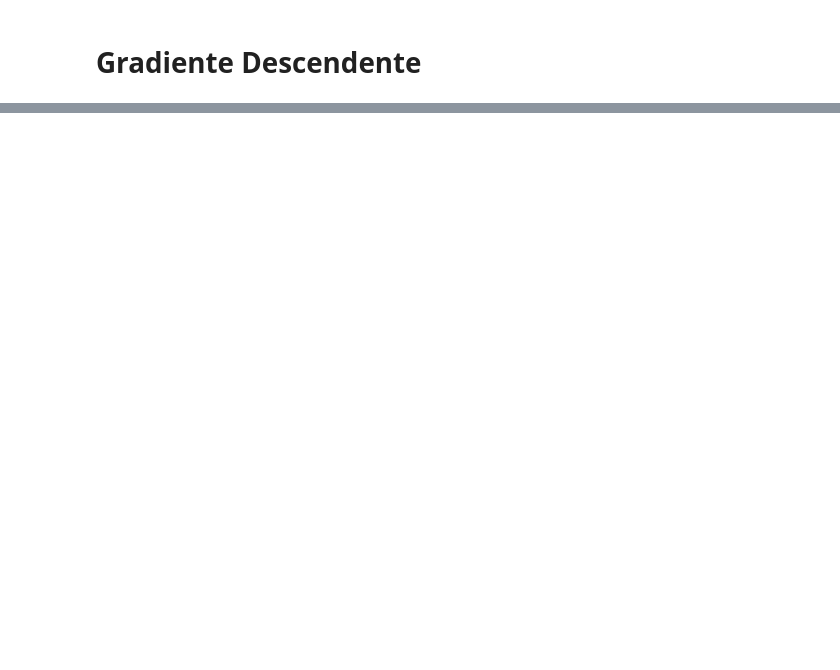
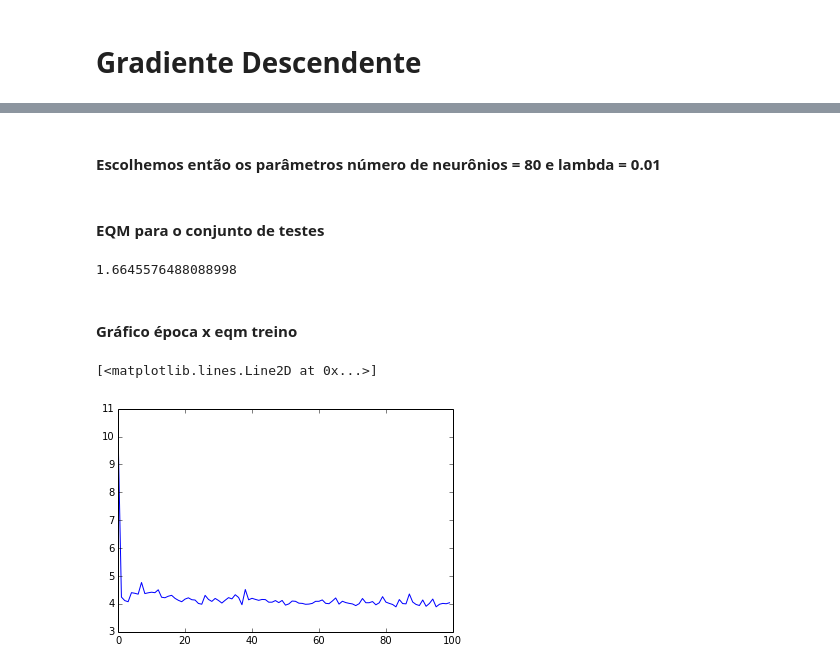
Before and after one commit to abevieiramota/mestrado-AA, a Jupyter notebook: Trabalho 3.ipynb, the cells around one changed output, grey strips where cells are left out. Drawn from its saved outputs; the diff is of its cells as text; code cells hidden in the pictures; blank space fills up the shorter version.

```diff
--- a/Trabalho 3.ipynb
+++ b/Trabalho 3.ipynb
@@ -170,0 +278,6 @@ array([ 5161.5])
+# %%
+dados = np.genfromtxt(Q2_FILEPATH)
+# %%
+X = dados[:, :-1]
+T = dados[:, -1]
+T = T.reshape((T.shape[0], 1))
@@ -170,0 +286,5 @@ array([ 5161.5])
+# %%
+t_min = np.min(T)
+t_max = np.max(T)
+
+T = (T - t_min)/(t_max - t_min)
@@ -170,0 +330,18 @@ array([ 5161.5])
+# %% [markdown]
+#### Escolhemos então os parâmetros número de neurônios = 80 e lambda = 0.01
+# %%
+h, o, t, v, eqm_teste = gradiente_descendente(X, T, 80, lamb=.01, apenas_epocas=True, max_epocas=100, n_treino=306, n_teste=100, n_validacao=100)
+# %% [markdown]
+#### EQM para o conjunto de testes
+# %%
+eqm_teste
+# %% [output]
+1.6645576488088998
+# %% [markdown]
+#### Gráfico época x eqm treino
+# %%
+eqm_treino = np.array([x[0] for x in t])
+pl.plot(np.arange(0, len(eqm_treino), 1), eqm_treino)
+# %% [output]
+[<matplotlib.lines.Line2D at 0x...>]
+[figure, added]
```
Also changed, not shown: parts of 42 cells of this notebook, 1 other file.
